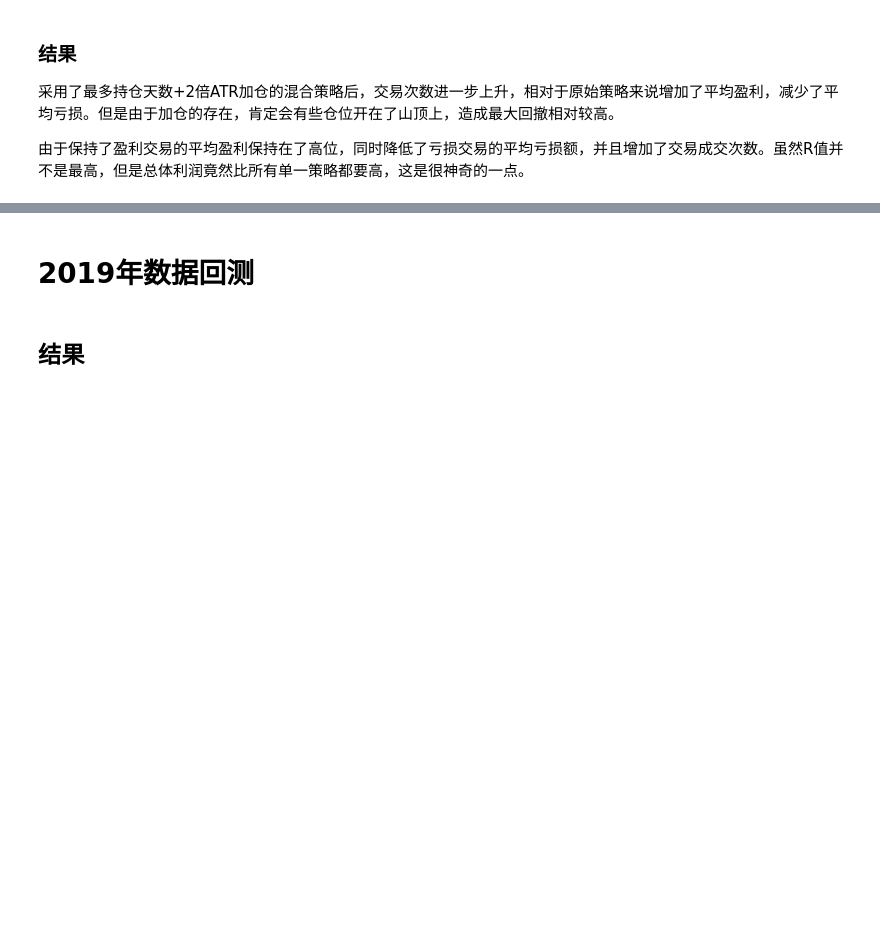
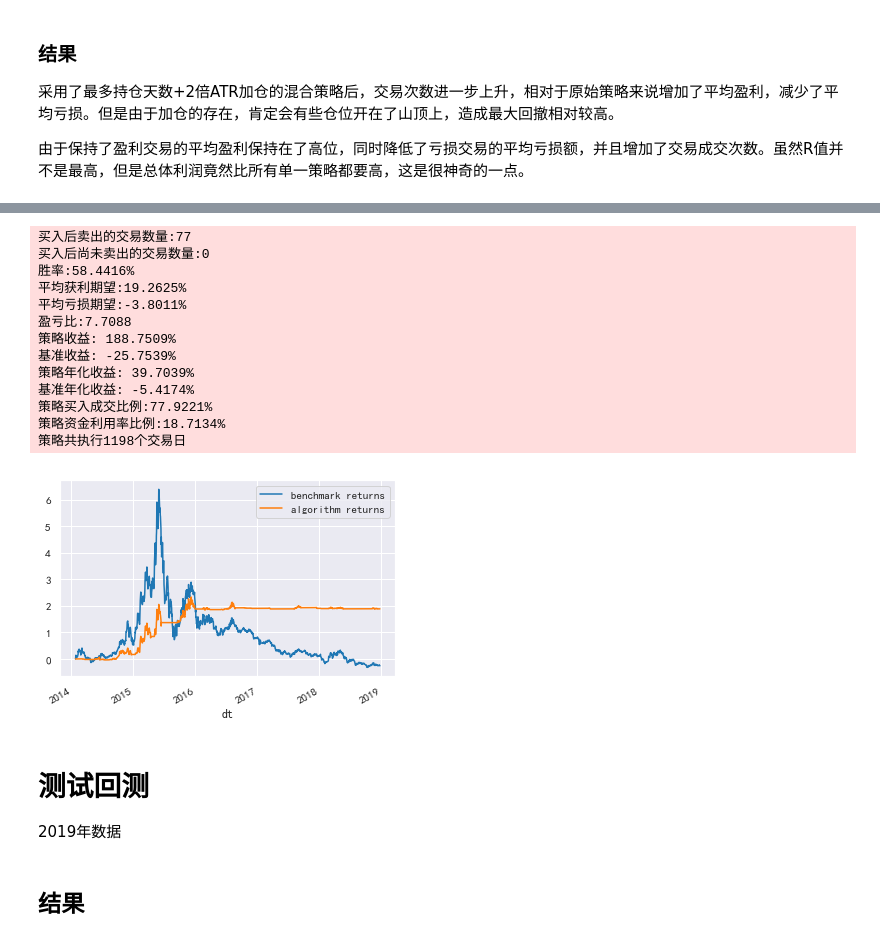
Before and after one commit to GuQiangJS/gquant-example, a Jupyter notebook: 策略测试-通道策略-ATR波幅通道.ipynb, the cells around one changed output, grey strips where cells are left out. Drawn from its saved outputs; the diff is of its cells as text; code cells hidden in the pictures; blank space fills up the shorter version.

```diff
--- a/策略测试-通道策略-ATR波幅通道.ipynb
+++ b/策略测试-通道策略-ATR波幅通道.ipynb
@@ -672,5 +684,24 @@ gquant.pd.concat([bt1.profit_series(name='回测-通道策略-ATR波幅通道'),
-# %% [markdown]
-# 2019年数据回测
+# %%
+bt5.plot_returns_cmp(only_show_returns=True)
+# %% [output]
+买入后卖出的交易数量:77
+买入后尚未卖出的交易数量:0
+胜率:58.4416%
+平均获利期望:19.2625%
+平均亏损期望:-3.8011%
+盈亏比:7.7088
+策略收益: 188.7509%
+基准收益: -25.7539%
+策略年化收益: 39.7039%
+基准年化收益: -5.4174%
+策略买入成交比例:77.9221%
+策略资金利用率比例:18.7134%
+策略共执行1198个交易日
+[figure, added]
+# %% [markdown]
+# 测试回测
+
+2019年数据
 # %%
 buy_factors = [
     {
```
Also changed, not shown: parts of 21 cells of this notebook.
